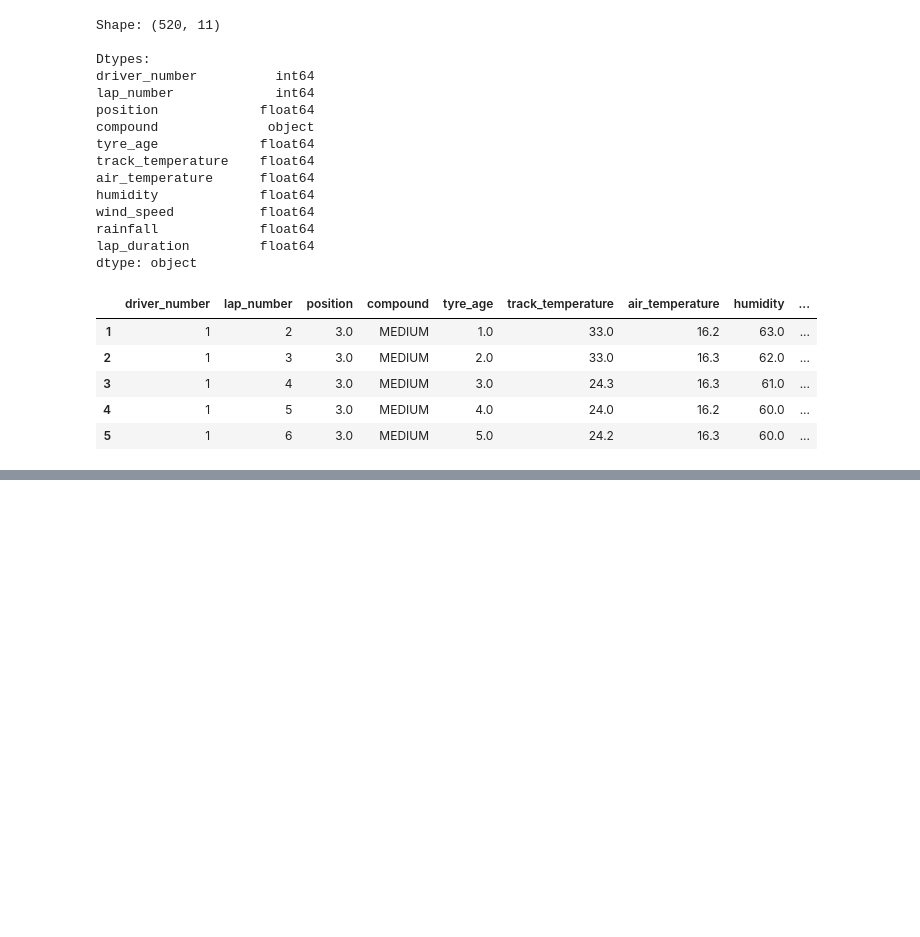
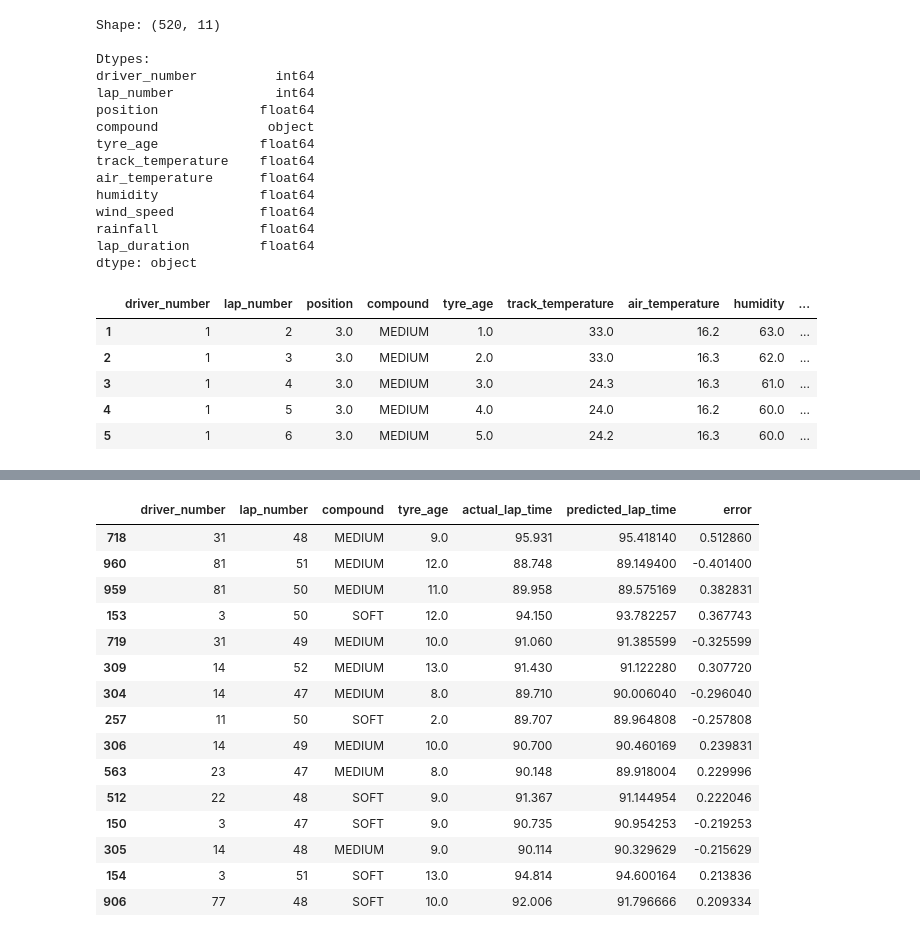
Before and after one commit to nihankale07-bot/pitwall, a Jupyter notebook: notebooks/02_race_analysis.ipynb, the cells around one changed output, grey strips where cells are left out. Drawn from its saved outputs; the diff is of its cells as text; code cells hidden in the pictures; blank space fills up the shorter version.

```diff
--- a/notebooks/02_race_analysis.ipynb
+++ b/notebooks/02_race_analysis.ipynb
@@ -2685,0 +2719,13 @@ dtype: object
+# %%
+categorical_features = ["driver_number", "compound"]
+
+numerical_features = [
+    "lap_number",
+    "position",
+    "tyre_age",
+    "track_temperature",
+    "air_temperature",
+    "humidity",
+    "wind_speed",
+    "rainfall"
+]
@@ -2685,0 +2760,11 @@ dtype: object
+# %%
+X_train = train_data.drop(columns=["lap_duration"])
+y_train = train_data["lap_duration"]
+
+X_test = test_data.drop(columns=["lap_duration"])
+y_test = test_data["lap_duration"]
+
+print("X_train:", X_train.shape)
+print("X_test:", X_test.shape)
+print("y_train:", y_train.shape)
+print("y_test:", y_test.shape)
@@ -2685,0 +2923,33 @@ dtype: object
+# %%
+display(
+    prediction_check[
+        [
+            "driver_number",
+            "lap_number",
+            "compound",
+            "tyre_age",
+            "actual_lap_time",
+            "predicted_lap_time",
+            "error"
+        ]
+    ]
+    .sort_values("error", key=lambda x: x.abs(), ascending=False)
+    .head(15)
+)
+# %% [output]
+|  | driver_number | lap_number | compound | tyre_age | actual_lap_time | predicted_lap_time | error |
+| 718 | 31 | 48 | MEDIUM | 9.0 | 95.931 | 95.418140 | 0.512860 |
+| 960 | 81 | 51 | MEDIUM | 12.0 | 88.748 | 89.149400 | -0.401400 |
+| 959 | 81 | 50 | MEDIUM | 11.0 | 89.958 | 89.575169 | 0.382831 |
+| 153 | 3 | 50 | SOFT | 12.0 | 94.150 | 93.782257 | 0.367743 |
+| 719 | 31 | 49 | MEDIUM | 10.0 | 91.060 | 91.385599 | -0.325599 |
+| 309 | 14 | 52 | MEDIUM | 13.0 | 91.430 | 91.122280 | 0.307720 |
+| 304 | 14 | 47 | MEDIUM | 8.0 | 89.710 | 90.006040 | -0.296040 |
+| 257 | 11 | 50 | SOFT | 2.0 | 89.707 | 89.964808 | -0.257808 |
+| 306 | 14 | 49 | MEDIUM | 10.0 | 90.700 | 90.460169 | 0.239831 |
+| 563 | 23 | 47 | MEDIUM | 8.0 | 90.148 | 89.918004 | 0.229996 |
+| 512 | 22 | 48 | SOFT | 9.0 | 91.367 | 91.144954 | 0.222046 |
+| 150 | 3 | 47 | SOFT | 9.0 | 90.735 | 90.954253 | -0.219253 |
+| 305 | 14 | 48 | MEDIUM | 9.0 | 90.114 | 90.329629 | -0.215629 |
+| 154 | 3 | 51 | SOFT | 13.0 | 94.814 | 94.600164 | 0.213836 |
+| 906 | 77 | 48 | SOFT | 10.0 | 92.006 | 91.796666 | 0.209334 |
```
Also changed, not shown: parts of 8 cells of this notebook, 4 other files.
